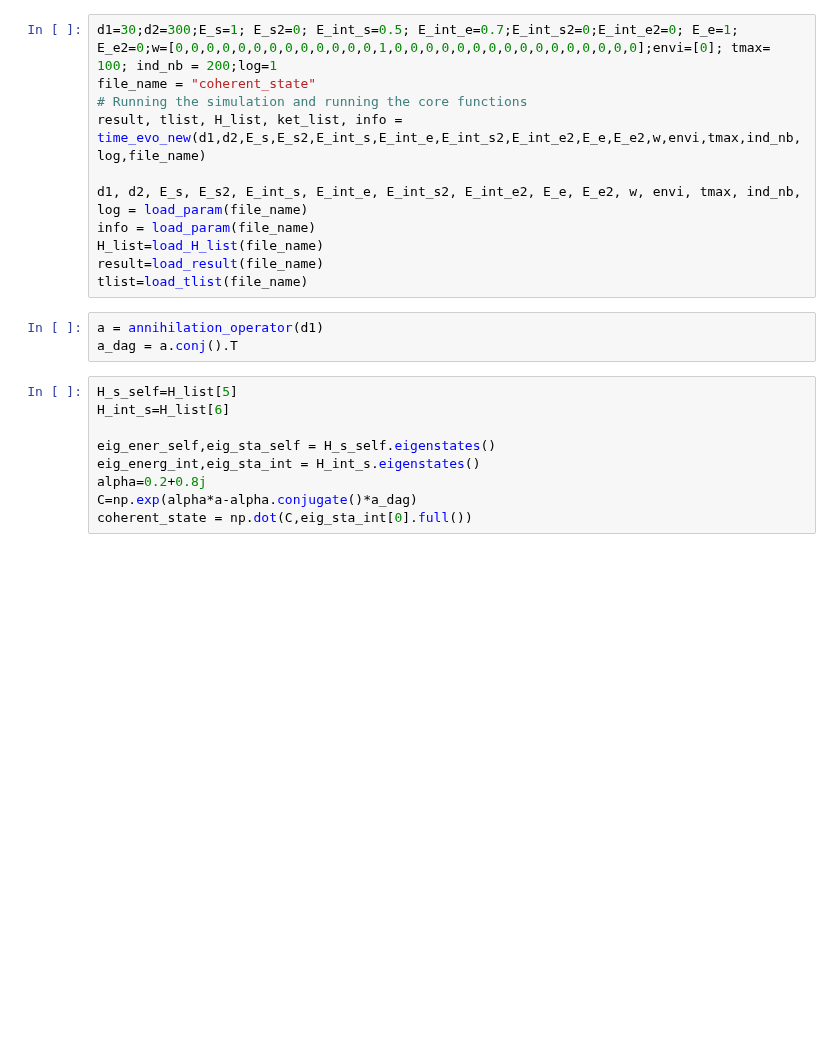
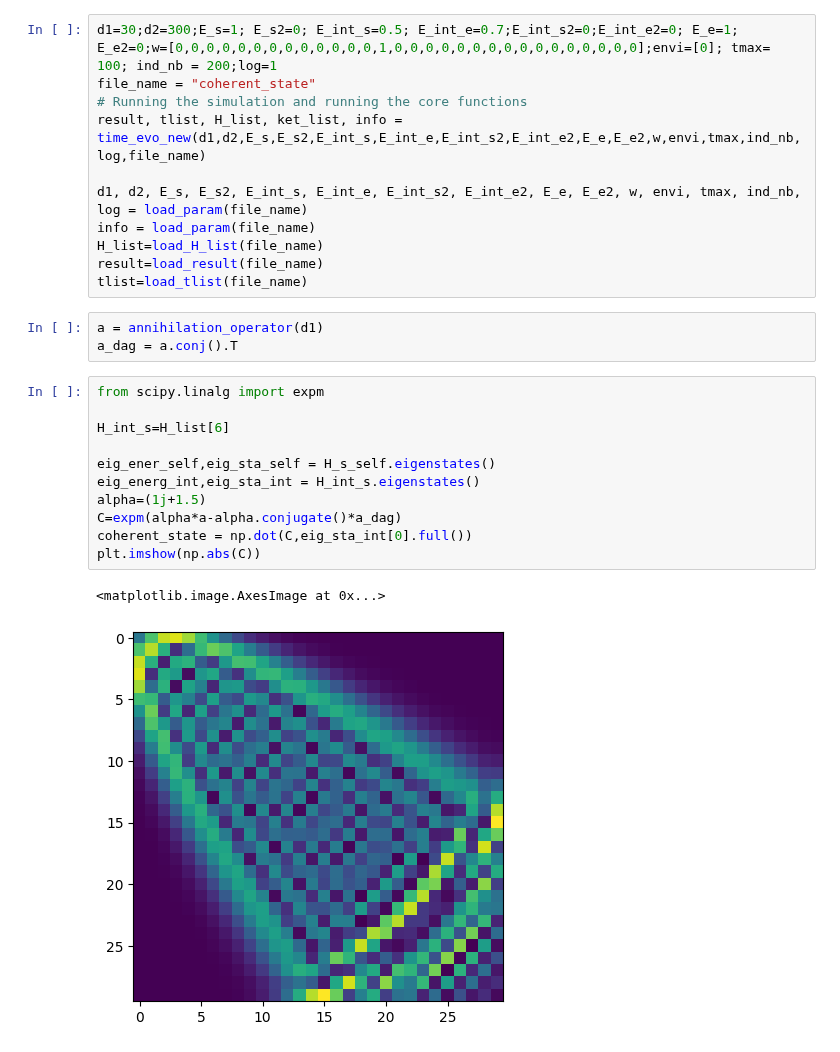
Before and after one commit to MarinAndreGirard/ACL, a Jupyter notebook: Working/Coherent_state.ipynb, the cells around one changed output. Cells and saved outputs as stored; diff of their text form; blank space fills up the shorter version.

```diff
--- a/Working/Coherent_state.ipynb
+++ b/Working/Coherent_state.ipynb
@@ -68,14 +68,19 @@ tlist=load_tlist(file_name)
 a = annihilation_operator(d1)
 a_dag = a.conj().T
 # %%
-H_s_self=H_list[5]
+from scipy.linalg import expm
+
 H_int_s=H_list[6]
 
 eig_ener_self,eig_sta_self = H_s_self.eigenstates()
 eig_energ_int,eig_sta_int = H_int_s.eigenstates()
-alpha=0.2+0.8j
-C=np.exp(alpha*a-alpha.conjugate()*a_dag)
+alpha=(1j+1.5)
+C=expm(alpha*a-alpha.conjugate()*a_dag)
 coherent_state = np.dot(C,eig_sta_int[0].full())
+plt.imshow(np.abs(C))
+# %% [output]
+<matplotlib.image.AxesImage at 0x...>
+[figure, added]
 # %%
 weight = []
 for i in range(d1):
```
Also changed, not shown: parts of 4 cells of this notebook.
